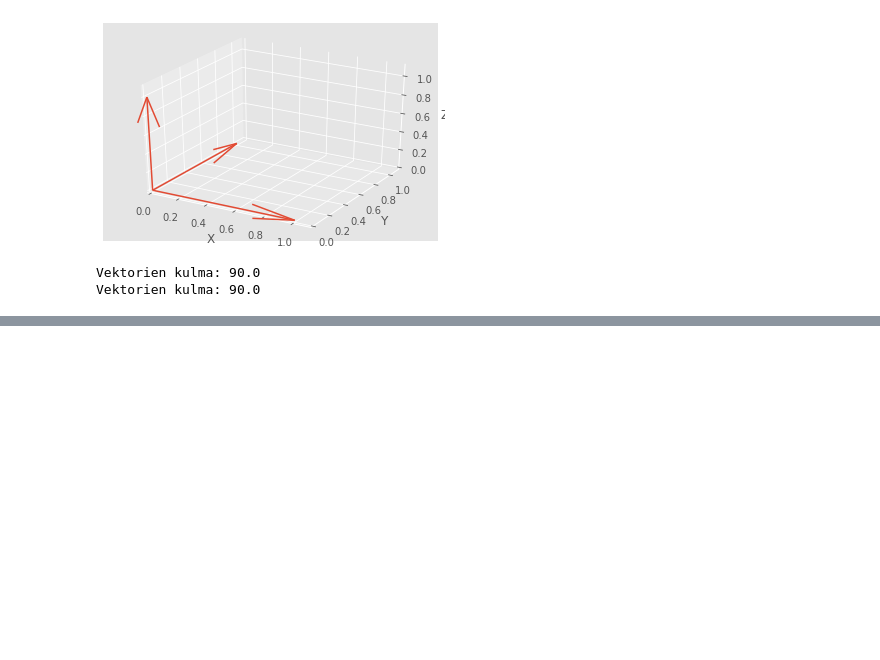
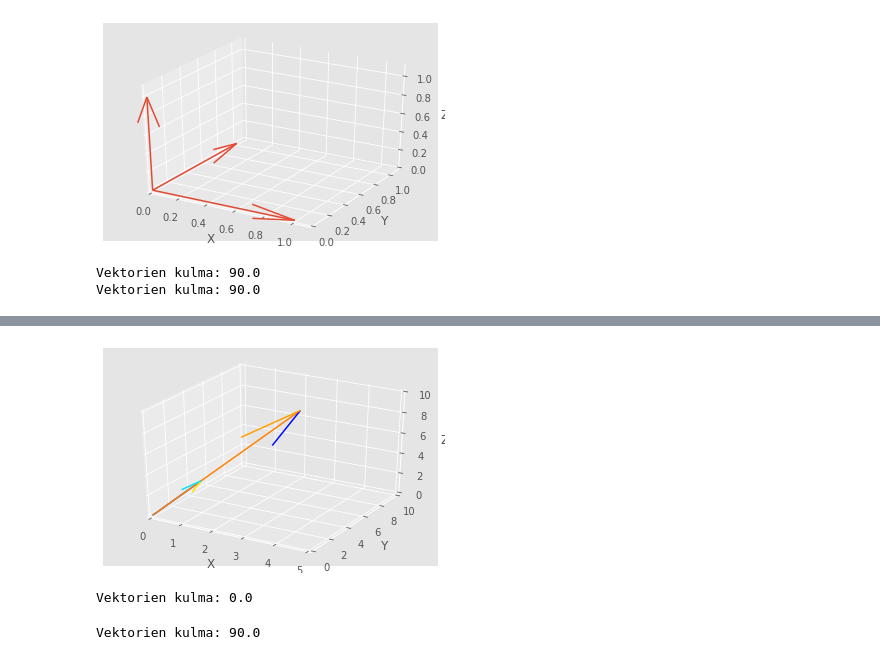
Before and after one commit to SanteriVtj/Matriisilaskenta, a Jupyter notebook: lh_1.ipynb, the cells around one changed output, grey strips where cells are left out. Drawn from its saved outputs; the diff is of its cells as text; code cells hidden in the pictures; blank space fills up the shorter version.

```diff
--- a/lh_1.ipynb
+++ b/lh_1.ipynb
@@ -99,0 +100,19 @@ three_dim_vector_space(make_v_set(5, y=True, start=.1, step=.1), x_lim=[0,5]).sh
+# %%
+three_dim_vector_space(np.array([[0,0,0,1,2,3], [0,0,0,3,6,9]]),
+                        x_lim=[0,5], y_lim=[0,10], z_lim=[0,10]).show()
+# %% [output]
+[figure, added]
+# %%
+u = np.array([1,2,3])
+v = np.array([3,6,9])
+print(f'Vektorien kulma: {degrees(acos((u @ v) / (vec_len(u)[0] * vec_len(v)[0])))}')
+#Line
+# %% [output]
+Vektorien kulma: 0.0
+# %%
+u = np.array([1,0,0])
+v = np.array([0,2,3])
+print(f'Vektorien kulma: {degrees(acos((u @ v) / (vec_len(u)[0] * vec_len(v)[0])))}')
+#Plane
+# %% [output]
+Vektorien kulma: 90.0
```
Also changed, not shown: parts of 4 cells of this notebook.
